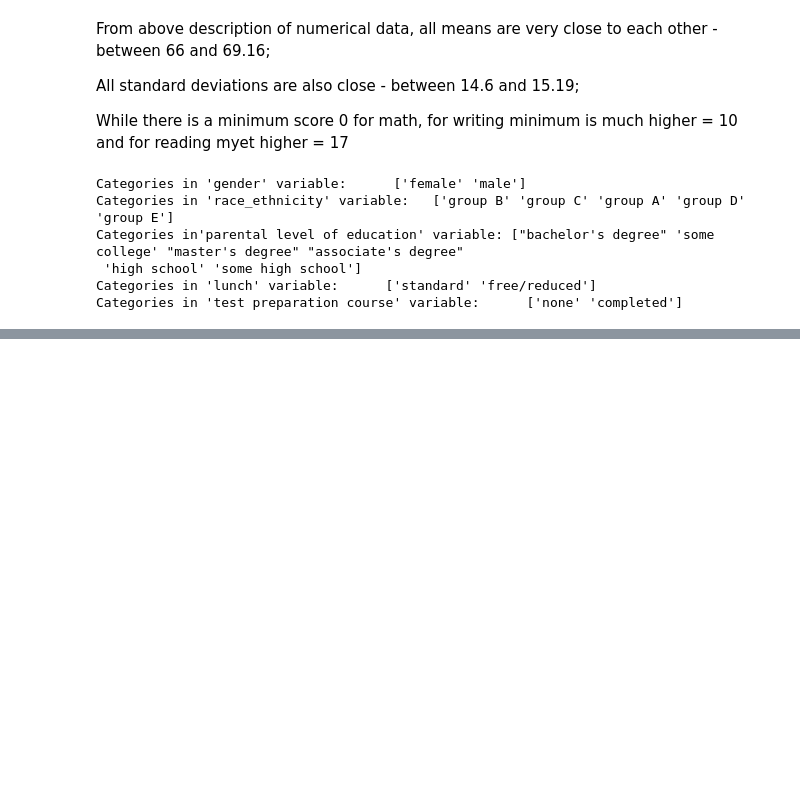
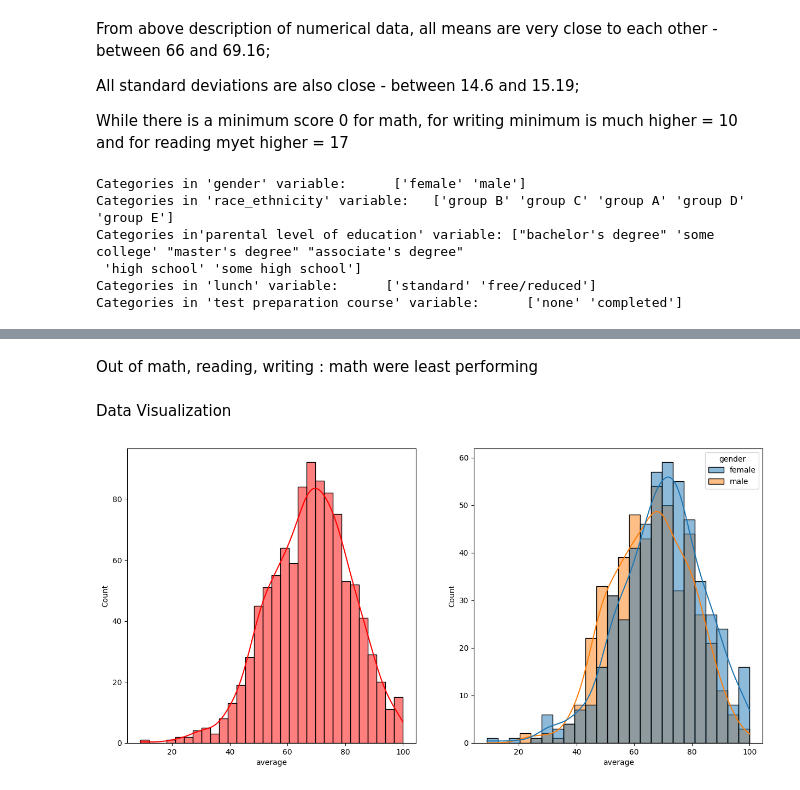
Before and after one commit to saisuryachandraprasad/MLproject, a Jupyter notebook: notebook/EDA.ipynb, the cells around one changed output, grey strips where cells are left out. Drawn from its saved outputs; the diff is of its cells as text; code cells hidden in the pictures; blank space fills up the shorter version.

```diff
--- a/notebook/EDA.ipynb
+++ b/notebook/EDA.ipynb
@@ -152,0 +159,4 @@ Categories in 'test preparation course' variable:      ['none' 'completed']
+# %%
+#adding new columns total_score and average
+df['total_score'] = df['math_score'] + df['reading_score'] + df['writing_score']
+df['average'] = df['total_score']/3
@@ -152,0 +210,13 @@ Categories in 'test preparation course' variable:      ['none' 'completed']
+# %% [markdown]
+Out of math, reading, writing : math were least performing
+# %% [markdown]
+Data Visualization
+# %%
+fig, axs = plt.subplots(1, 2, figsize=(15,7))
+plt.subplot(121)
+sns.histplot(data = df, x = df['average'], bins=30, kde=True, color= 'r')
+plt.subplot(122)
+sns.histplot(data = df, x= df['average'], kde=True, hue= df['gender'])
+plt.show()
+# %% [output]
+[figure, added]
```
Also changed, not shown: parts of 10 cells of this notebook.
